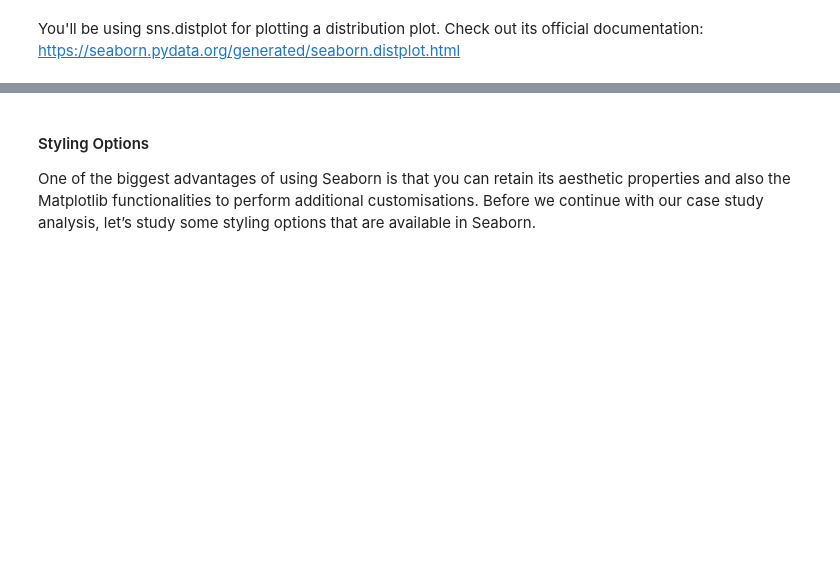
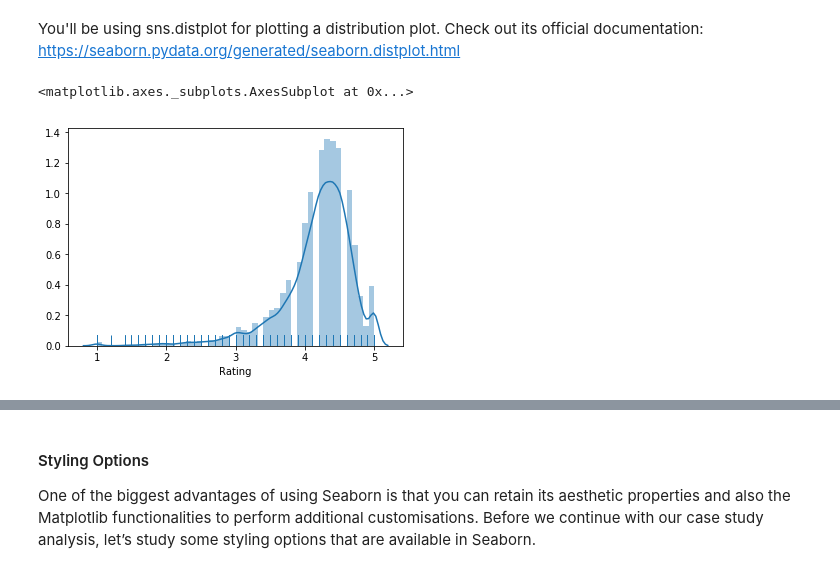
Before and after one commit to HimanshuGautamGitHub/python-data-visualization, a Jupyter notebook: Case Study Notebook/Data Visualisation in Python - Case Study.ipynb, the cells around one changed output, grey strips where cells are left out. Drawn from its saved outputs; the diff is of its cells as text; code cells hidden in the pictures; blank space fills up the shorter version.

```diff
--- a/Case Study Notebook/Data Visualisation in Python - Case Study.ipynb
+++ b/Case Study Notebook/Data Visualisation in Python - Case Study.ipynb
@@ -531,5 +540,14 @@ The following is an example of a distribution plot. Notice that now instead of f
 You'll be using sns.distplot for plotting a distribution plot. Check out its official documentation: https://seaborn.pydata.org/generated/seaborn.distplot.html
 # %%
 #Create a distribution plot for rating
+
+#Remove Curve
+#sns.distplot(inp1.Rating,kde=False)
+
+#Add Rug
+sns.distplot(inp1.Rating,rug=True)
+# %% [output]
+<matplotlib.axes._subplots.AxesSubplot at 0x...>
+[figure, added]
 # %%
 #Change the number of bins
```
Also changed, not shown: parts of 34 cells of this notebook.
